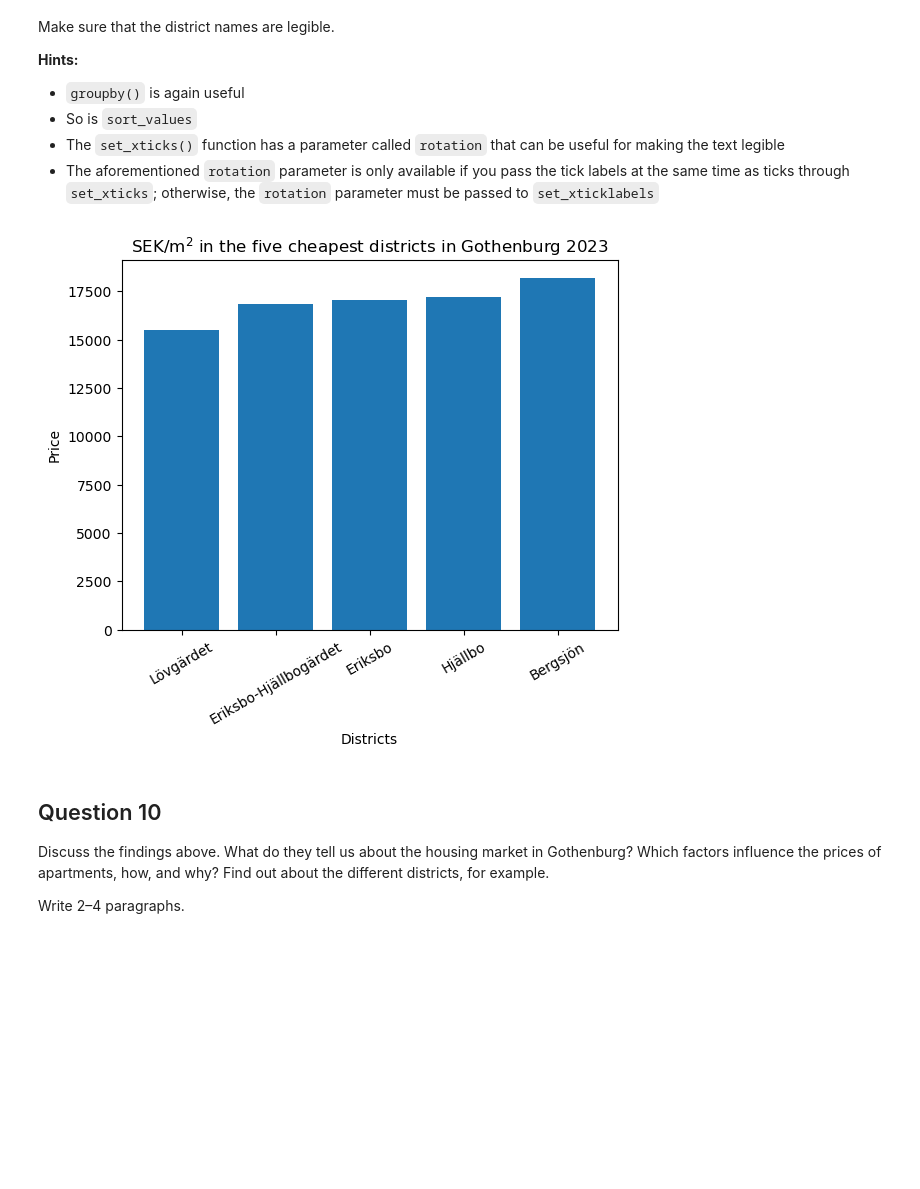
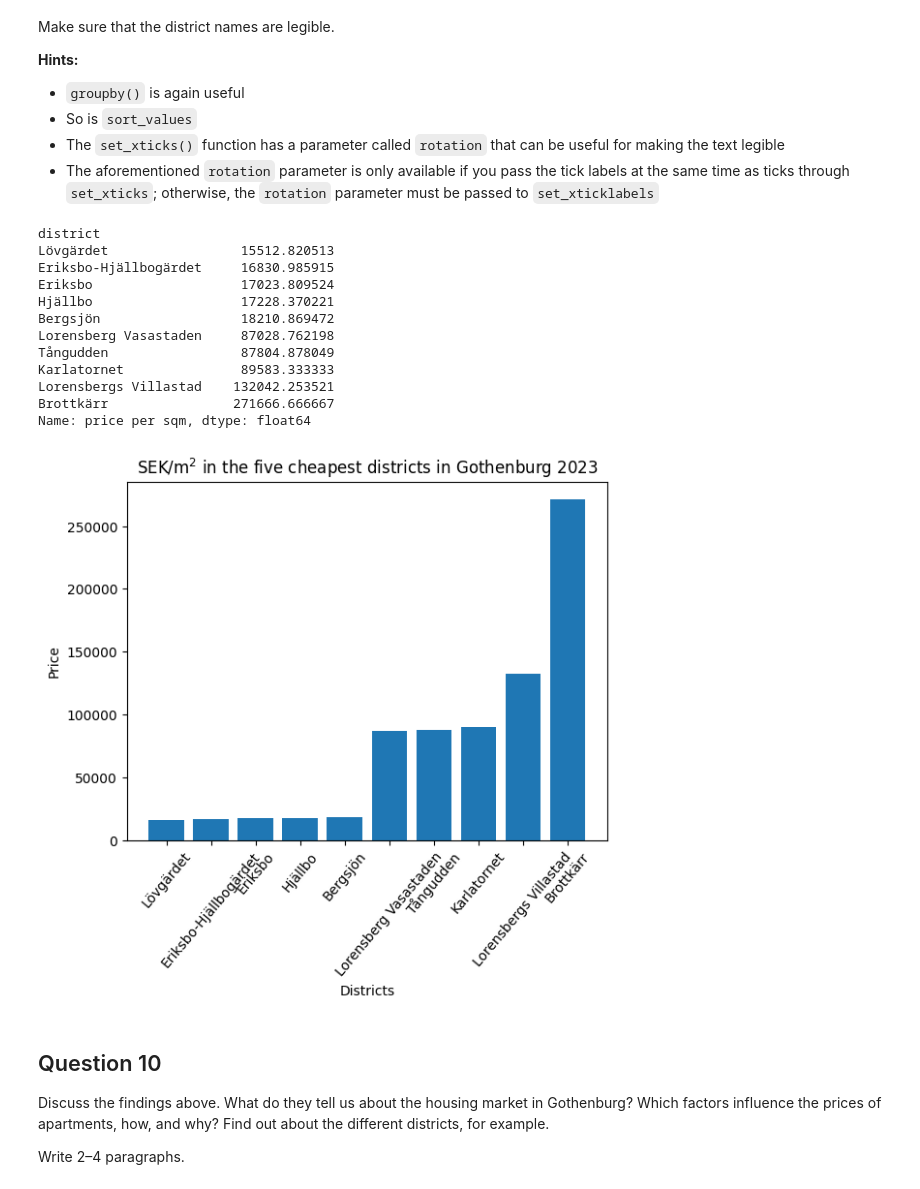
Before and after one commit to BoLaker/Data-Science-and-AI, a Jupyter notebook: assignment2_template.ipynb, the cells around one changed output. Drawn from its saved outputs; the diff is of its cells as text; code cells hidden in the pictures; blank space fills up the shorter version.

```diff
--- a/assignment2_template.ipynb
+++ b/assignment2_template.ipynb
@@ -381,22 +379,36 @@ Label axes and give the figure a title. Place $x$ ticks below each bar such that
 # %%
 # Codegrade Tag Question9
 # Do *not* remove the tag above
 # Write your code below
 fig, ax = plt.subplots()
 cheapest = df_2023_gothenburg_w_psqm.groupby("district")["price per sqm"].mean().sort_values().head(5)
-most_expensive = df_2023_gothenburg_w_psqm.groupby("district")["price per sqm"].mean().sort_values().tail(5)
+most_expensive = df_2023_gothenburg_w_psqm.groupby("district")["price per sqm"].mean().sort_values().tail(6)
+most_expensive = most_expensive.drop("Lundbypark")
 total = pd.concat([cheapest, most_expensive])
+print(total)
 
 ax.bar(total.index, total.values)
-ax.set_xticks(cheapest.index, cheapest.index, rotation = 30)
+ax.set_xticks(total.index, total.index, rotation = 50)
 
 ax.set_title("SEK/m$^2$ in the five cheapest districts in Gothenburg 2023")
 ax.set_xlabel("Districts")
 ax.set_ylabel("Price")
 
 plt.show()
 # %% [output]
+district
+Lövgärdet                 15512.820513
+Eriksbo-Hjällbogärdet     16830.985915
+Eriksbo                   17023.809524
+Hjällbo                   17228.370221
+Bergsjön                  18210.869472
+Lorensberg Vasastaden     87028.762198
+Tångudden                 87804.878049
+Karlatornet               89583.333333
+Lorensbergs Villastad    132042.253521
+Brottkärr                271666.666667
+Name: price per sqm, dtype: float64
-[figure, old version]
+[figure, new version]
 # %% [markdown]
 ## Question 10
 
```
Also changed, not shown: parts of 1 cell of this notebook.
